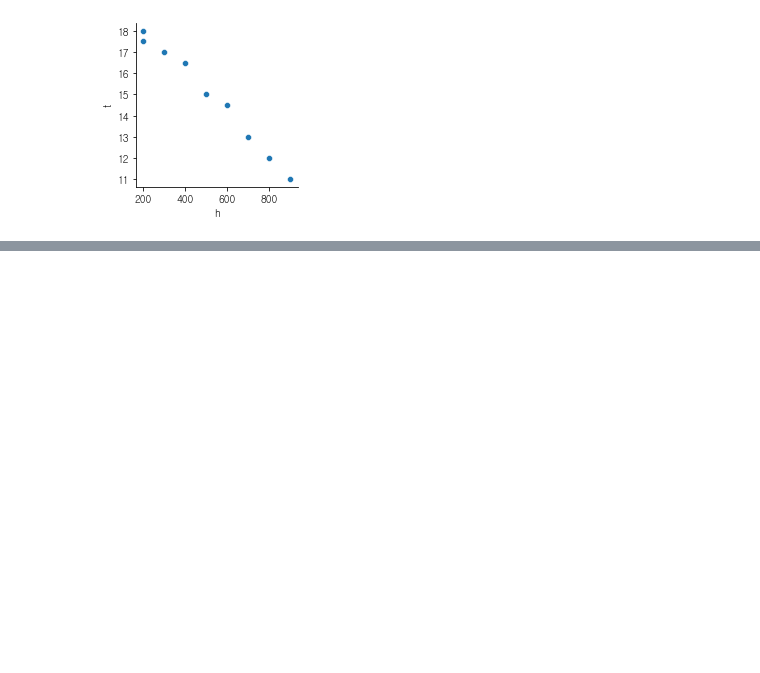
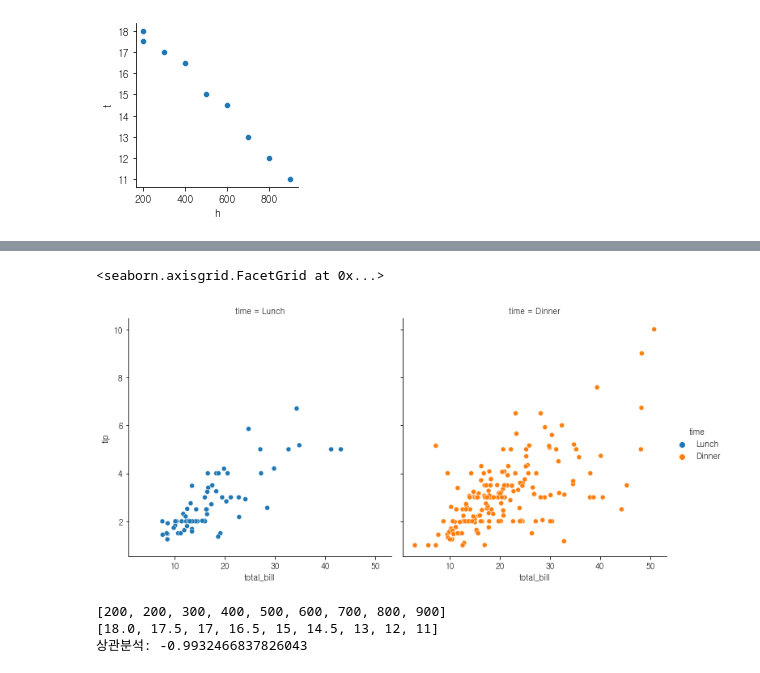
Before and after one commit to hoochh/python_lecture, a Jupyter notebook: v_ch1_correlation.ipynb, the cells around one changed output, grey strips where cells are left out. Saved outputs shown, nothing was run; the diff lists cells and outputs as text; code cells hidden in the pictures; blank space fills up the shorter version.

```diff
--- a/v_ch1_correlation.ipynb
+++ b/v_ch1_correlation.ipynb
@@ -80,0 +100,5 @@ plt.show()
+# %%
+sns.relplot(x='total_bill',y='tip',col='time',data=tips,hue='time')
+# %% [output]
+<seaborn.axisgrid.FacetGrid at 0x...>
+[figure, added]
@@ -80,0 +129,10 @@ plt.show()
+# %%
+h=[200,200,300,400,500,600,700,800,900]
+t=[18.0,17.5,17,16.5,15,14.5,13,12,11]
+print(h)
+print(t)
+print('상관분석:',correlation(h,t))
+# %% [output]
+[200, 200, 300, 400, 500, 600, 700, 800, 900]
+[18.0, 17.5, 17, 16.5, 15, 14.5, 13, 12, 11]
+상관분석: -0.9932466837826043
```
Also changed, not shown: parts of 18 cells of this notebook, 5 other files.
